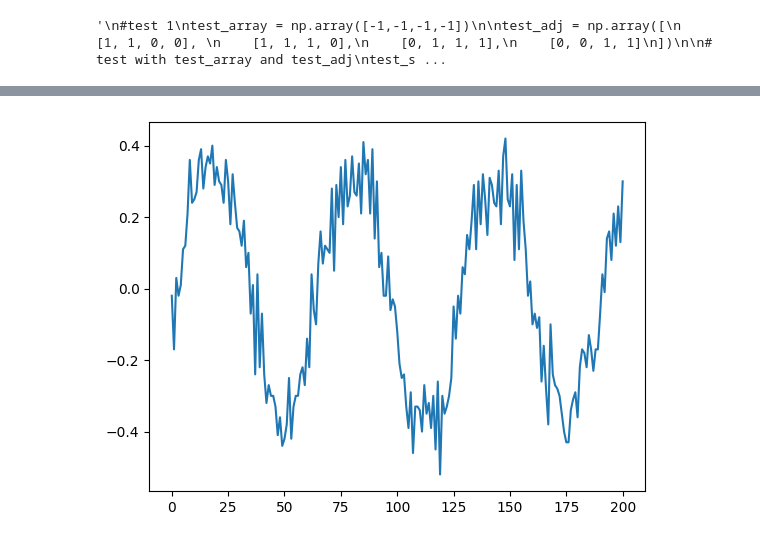
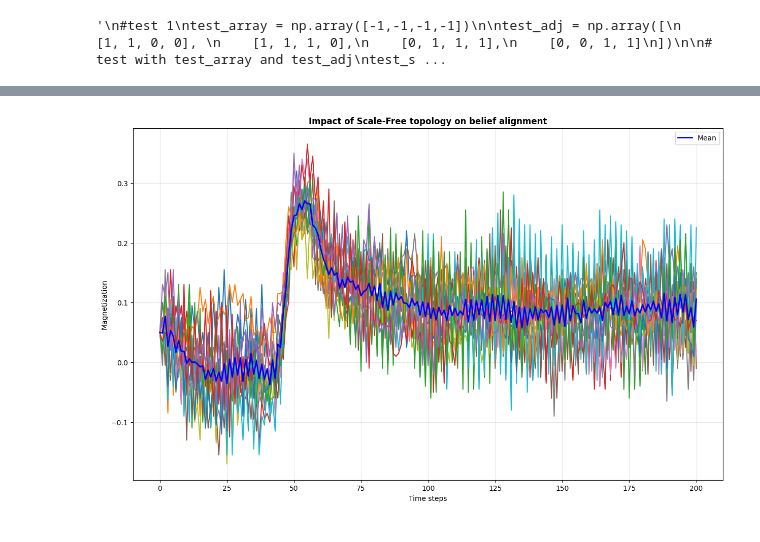
Before and after one commit to Whatisthisname/ComplexSystem, a Jupyter notebook: diameter.ipynb, the cells around one changed output, grey strips where cells are left out. Saved outputs shown, nothing was run; the diff lists cells and outputs as text; code cells hidden in the pictures.

Commit message:
project report and topology graphs

```diff
--- a/diameter.ipynb
+++ b/diameter.ipynb
@@ -246 +248,19 @@ plt.show()
+# %%
+#preparing comparable parameters
+N = 200
+weight_range=(-0.1, 0.2) # weight range changed from (-1,1.0) to (-0.1, 0.2) - individuals within the network tend to agree with their neighbours
+avg_deg = 10
+seed = 1
+
+#edge_total = num_nodes*avg_deg / 2 #edges
+
+#Erdos_Renyi
+edge_prob = avg_deg/(N-1)
+
+#Scale free - Albert Barab'asi
+new_edges = avg_deg//2 #avg_deg ~ 2m
+
+#small world
+k_neighbours = avg_deg #k neighbours per node
+rewire_prob = 0.1  #rewiring probability
 # %%
@@ -303,28 +335,62 @@ plt.show()
 # %%
+#Scale-Free
 adj_mat = network_generation.generate_scale_free_sparse_adjacency_matrix_jax(
-    num_nodes=100, num_edge=5
+    num_nodes=N, num_edge= new_edges
 )
 
+#Initialisation
 random_init = jax.random.randint(
     shape=(len(adj_mat),),
     minval=-1,
     maxval=2,
-    key=jax.random.PRNGKey(np.random.randint(low=0, high=100)),
+    key=jax.random.PRNGKey(np.random.randint(low=0, high=100000)),
 )
-ones_init = jnp.ones(shape=(len(adj_mat),)).astype(int)
+#alternative intitialisation:
+#ones_init = jnp.ones(shape=(len(adj_mat),)).astype(int)
 
-network = ising_efficient.BeliefNetwork(
-    sparse_adj=adj_mat,
-    external_field=lambda t, node_idx: jnp.sin(t * 0.1),
-    init_state=random_init,
-    µ=0.9,
-    beta=0.5,
-)
 
-result = network.run_for_steps(200, seed = 0)
-magnetization_scale_free = np.mean(result, axis=1)
-plt.plot(magnetization_scale_free)
+#External field
+alpha = 50 #time of the peak
+gamma = 5 #width of the peak
+external_field = lambda t, node_idx: 10 * ((node_idx[0] / len(adj_mat)) < l) * (jnp.exp(-((t-alpha) / gamma)**2))
+
+#lambda - fraction of people being exposed to the dynamic field
+l = 0.233 # % get the field
+
+µ = 0.9 #memory coefficient
+beta = 1.0 #temperature
+
+mags = []
+for i in range(15):
+    network = ising_efficient.BeliefNetwork(
+        sparse_adj=adj_mat,
+        #external_field=lambda t, node_idx: jnp.sin(t * 0.1),
+        #external_field=lambda t, node_idx: ((node_idx[0] / len(adj_mat)) < l) * jnp.sin(t * 0.1),
+        external_field=external_field,
+        init_state=np.copy(random_init), #or ones_init
+        µ=µ,
+        beta=beta,
+    )
+    result = network.run_for_steps(200, seed=i)
+    magnetization_erdos = np.mean(result, axis=1)
+    mags.append(np.copy(magnetization_erdos))
+
+mags_array = np.array(mags)
+
+plt.figure(figsize=(15,9))
+for m in mags_array:
+    plt.plot(m)
+mean_scale = np.mean(mags_array, axis = 0)
+plt.plot(mean_scale, color ='blue',linewidth=2.0, label="Mean")
+#plt.plot(np.min(mags_array, axis = 0), color = 'red')
+#plt.plot(np.max(mags_array, axis = 0))
+plt.xlabel("Time steps")
+plt.ylabel("Magnetization")
+plt.title("Impact of Scale-Free topology on belief alignment", weight='bold')
+plt.grid(True, alpha=0.3)
+plt.legend()
+plt.savefig('results/Scale.png')
 plt.show()
 # %% [output]
-[figure, old version]
+[figure, new version]
 # %%
```
Also changed, not shown: parts of 8 cells of this notebook, 5 other files.
